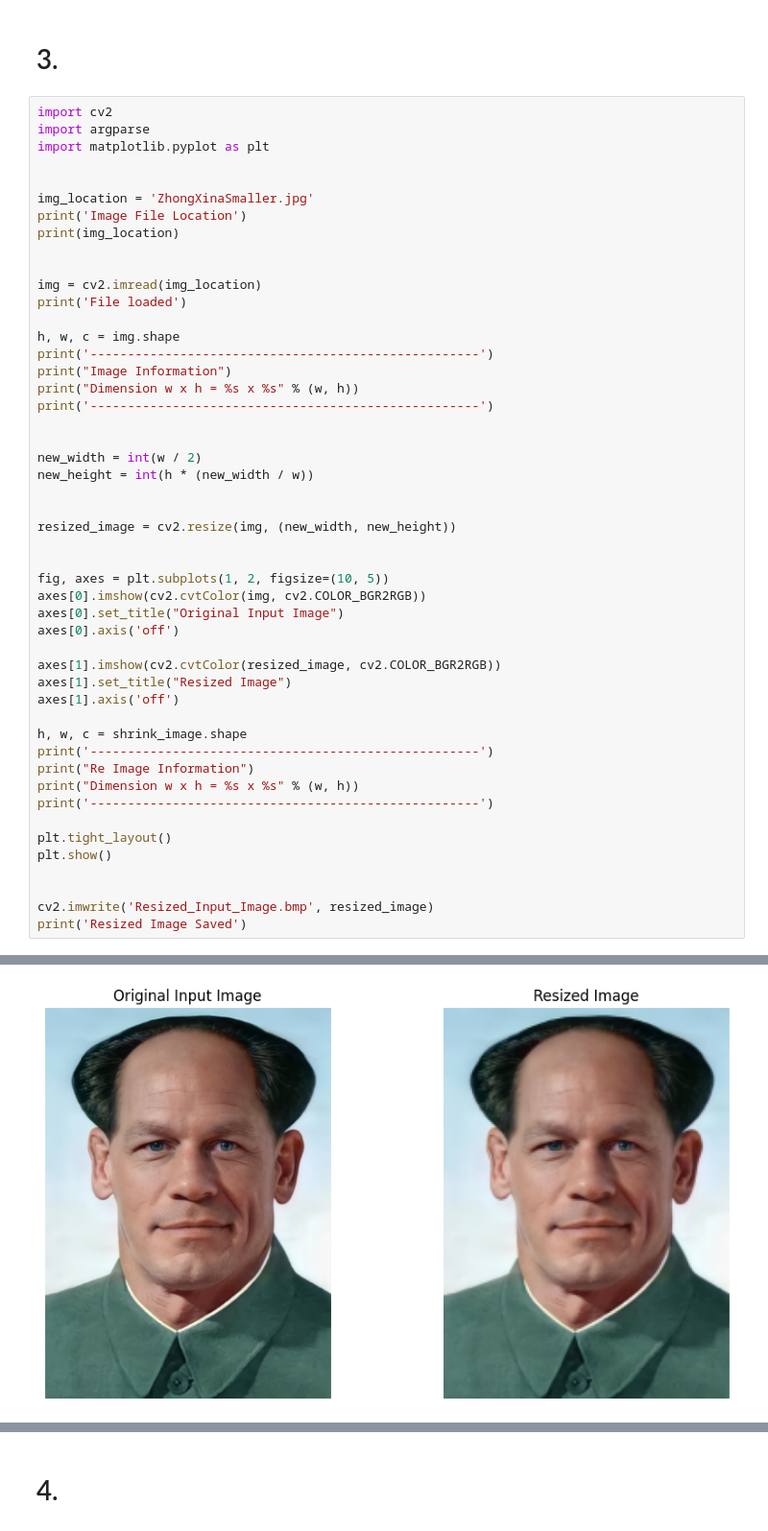
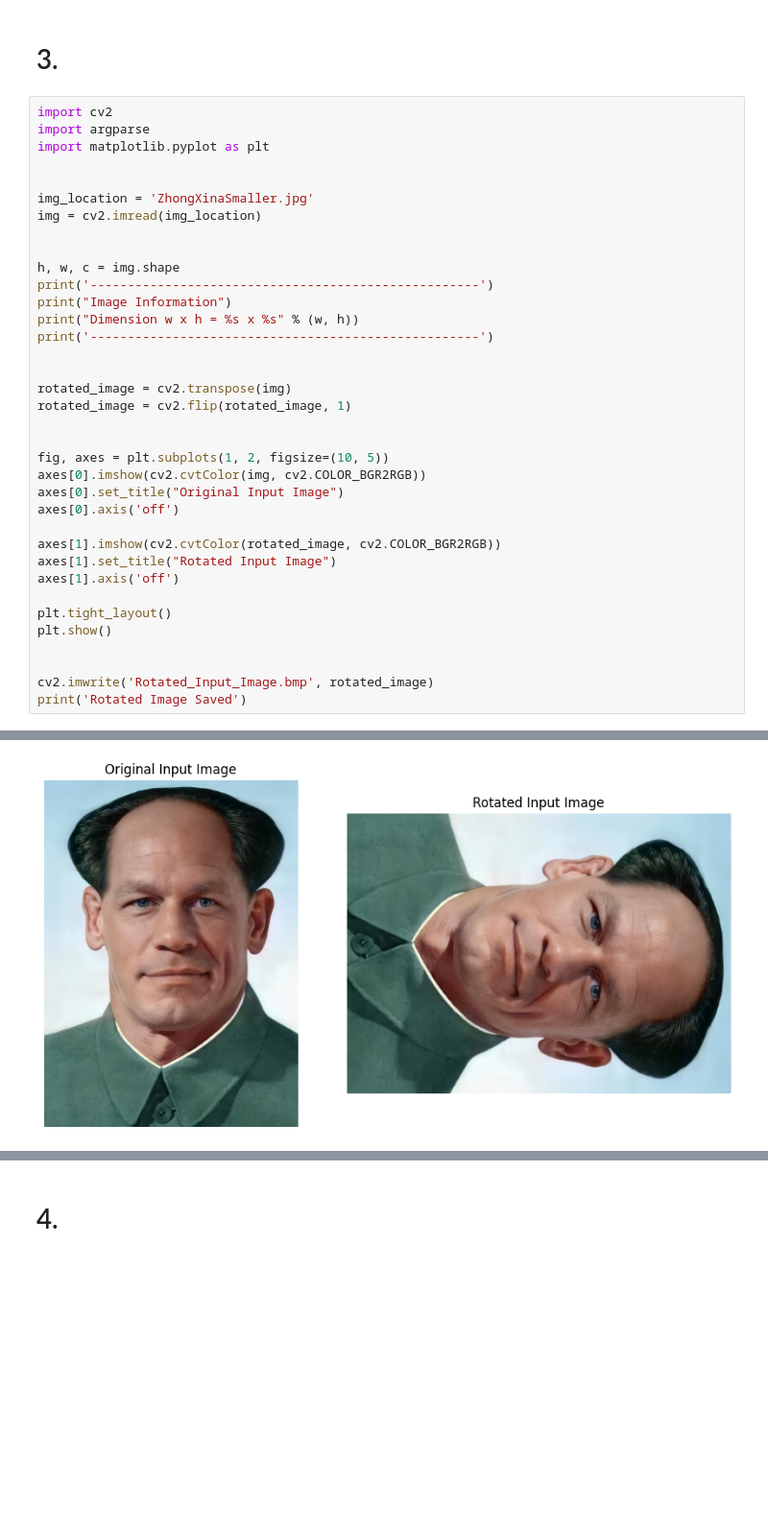
Before and after one commit to karinzaa/Software-Design-Techniques-for-AI-and-IoT, a Jupyter notebook: HW/EX03/01-07.ipynb, the cells around one changed output, grey strips where cells are left out. Shown at 96% size. Drawn from its saved outputs; the diff is of its cells as text; blank space fills up the shorter version.

Commit message:
Changes to be committed:Fix bug 	modified:   HW/EX03/01-07.ipynb 	deleted:    HW/EX03/Flipped_img.bmp 	modified:   HW/EX03/Improved_Quantized_Image.bmp

```diff
--- a/HW/EX03/01-07.ipynb
+++ b/HW/EX03/01-07.ipynb
@@ -120,12 +102,8 @@ import matplotlib.pyplot as plt
 
 
 img_location = 'ZhongXinaSmaller.jpg'
-print('Image File Location')
-print(img_location)
+img = cv2.imread(img_location)
 
-
-img = cv2.imread(img_location)
-print('File loaded')
 
 h, w, c = img.shape
 print('----------------------------------------------------')
@@ -134,11 +112,8 @@ print("Dimension w x h = %s x %s" % (w, h))
 print('----------------------------------------------------')
 
 
-new_width = int(w / 2)
-new_height = int(h * (new_width / w))
-
-
-resized_image = cv2.resize(img, (new_width, new_height))
+rotated_image = cv2.transpose(img)
+rotated_image = cv2.flip(rotated_image, 1)
 
 
 fig, axes = plt.subplots(1, 2, figsize=(10, 5))
@@ -146,20 +121,14 @@ axes[0].imshow(cv2.cvtColor(img, cv2.COLOR_BGR2RGB))
 axes[0].set_title("Original Input Image")
 axes[0].axis('off')
 
-axes[1].imshow(cv2.cvtColor(resized_image, cv2.COLOR_BGR2RGB))
-axes[1].set_title("Resized Image")
+axes[1].imshow(cv2.cvtColor(rotated_image, cv2.COLOR_BGR2RGB))
+axes[1].set_title("Rotated Input Image")
 axes[1].axis('off')
-
-h, w, c = shrink_image.shape
-print('----------------------------------------------------')
-print("Re Image Information")
-print("Dimension w x h = %s x %s" % (w, h))
-print('----------------------------------------------------')
 
 plt.tight_layout()
 plt.show()
 
 
-cv2.imwrite('Resized_Input_Image.bmp', resized_image)
-print('Resized Image Saved')
+cv2.imwrite('Rotated_Input_Image.bmp', rotated_image)
+print('Rotated Image Saved')
 # %% [output]
@@ -169,5 +135,5 @@ File loaded
 ----------------------------------------------------
 Image Information
 Dimension w x h = 320 x 438
 ----------------------------------------------------
-[figure, old version]
+[figure, new version]
```
Also changed, not shown: parts of 7 cells of this notebook, 2 other files.
